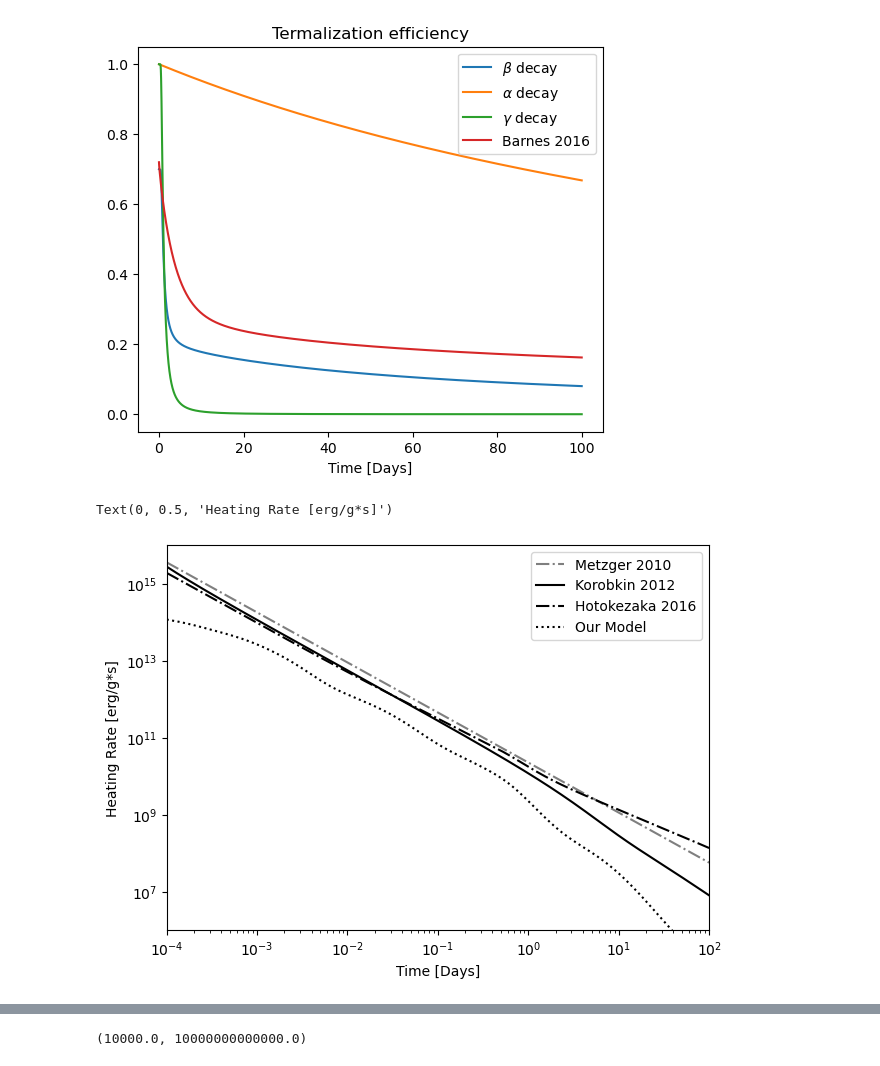
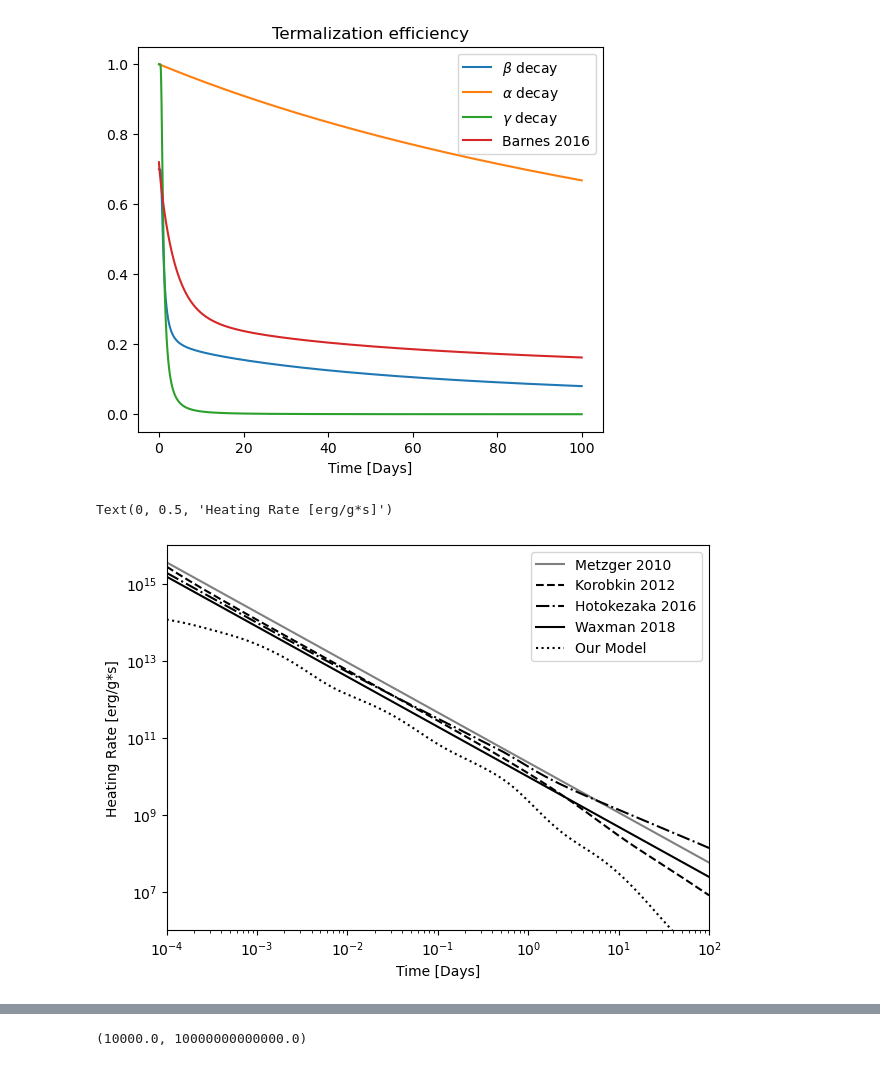
Before and after one commit to DiegoHp45/Kilonova, a Jupyter notebook: article_1.ipynb, the cells around one changed output, grey strips where cells are left out. Cells and saved outputs as stored; diff of their text form; code cells hidden in the pictures.

```diff
--- a/article_1.ipynb
+++ b/article_1.ipynb
@@ -266,22 +262,39 @@ E_hoto_g=(8*10**9)*(t_dias)**(-1.3)
 E_hoto_a=(7*10**8)*(1/t_dias)*(XA/3e-2)
 E_hoto_f=(2*10**9)*(1/t_dias)*(XA/2e-2)
 E_Hoto=E_hoto_e+f_gamma*E_hoto_g+E_hoto_a+E_hoto_f
+
+#power law Waxman 2018
+e_wax=2E10
+beta_wax=1.3
+alpha_wax=3
+kappa_wax=0.2
+M_wax=0.05
+v_wax=0.1
+t_M=1.5*(1/np.sqrt(1+2*alpha_wax))*np.sqrt((kappa_wax/1)*(M_wax/0.01)*(0.1/v_wax))
+E_waxman=e_wax*(t_dias/t_M)**(-beta_wax)
+#termalization for waxman
+f_vy=0.7
+kappa_e=1
+f_e=kappa_e*((3*M_wax)/(4*np.pi*v_wax**3*(c*t)**2))<1
+f_e=np.zeros(len(t_dias))+1-1*f_e+f_e*kappa_e*((3*M_wax)/(4*np.pi*v_wax**3*(c*t)**2))
+E_waxman_efectivo=(1-f_vy)*E_waxman*f_e
 # %%
 '''Figure 1. Our Heating rate compare to others models'''
 
 
 fig1 ,ax1 = plt.subplots(1,1,figsize=(7,5))
-ax1.plot(t_dias,E_metzger,label='Metzger 2010',linestyle='-.',color='black',alpha=0.5)
-ax1.plot(t_dias,E_korobkin,label='Korobkin 2012',linestyle='-',color='black')
+ax1.plot(t_dias,E_metzger,label='Metzger 2010',linestyle='-',color='black',alpha=0.5)
+ax1.plot(t_dias,E_korobkin,label='Korobkin 2012',linestyle='--',color='black')
 ax1.plot(t_dias,E_Hoto,label='Hotokezaka 2016',linestyle='-.',color='black')
+ax1.plot(t_dias,E_waxman,label='Waxman 2018',linestyle='-',color='black')
 ax1.plot(t_dias,E_total_efectivo_erg,label='Our Model',linestyle=':',color='black')
 ax1.legend()
 ax1.set_yscale('log')
 ax1.set_xscale('log')
 ax1.set_xlim(left=1e-4,right=100)
 ax1.set_ylim(bottom=1e6,top=1e16)
 ax1.set_xlabel('Time [Days]')
 ax1.set_ylabel('Heating Rate [erg/g*s]')
 # %% [output]
 Text(0, 0.5, 'Heating Rate [erg/g*s]')
-[figure, old version]
+[figure, new version]
```
Also changed, not shown: parts of 4 cells of this notebook.
